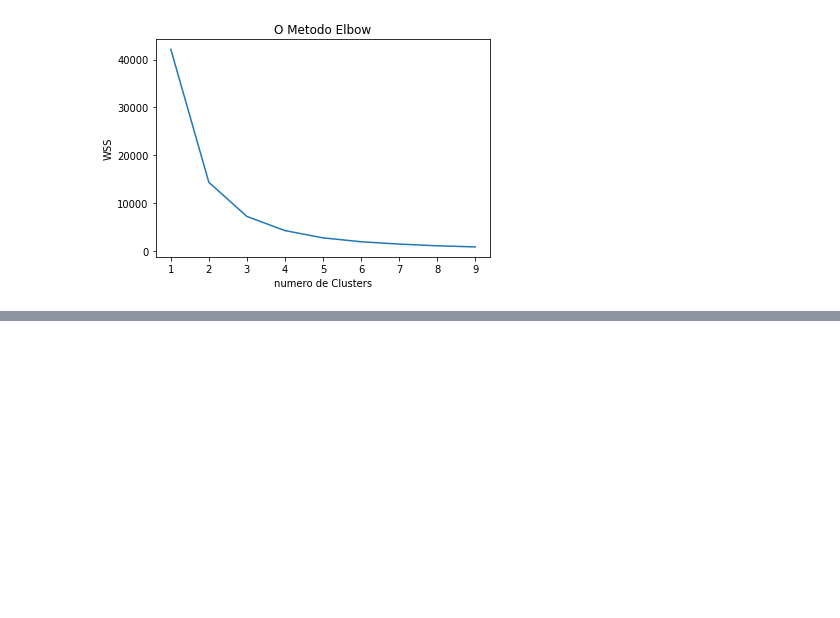
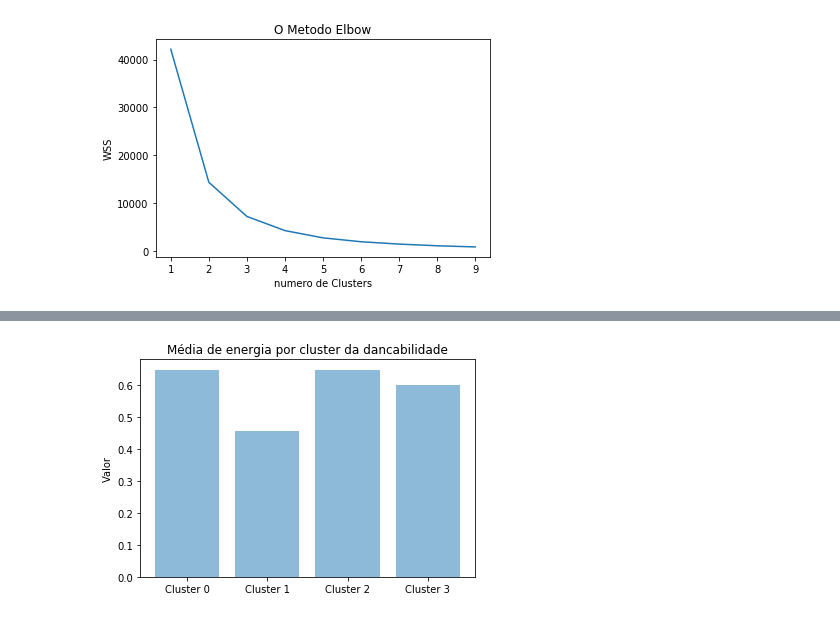
Before and after one commit to adrianofelisberto/analise_spotify_tcc, a Jupyter notebook: analise.ipynb, the cells around one changed output, grey strips where cells are left out. Cells and saved outputs as stored; diff of their text form; code cells hidden in the pictures; blank space fills up the shorter version.

```diff
--- a/analise.ipynb
+++ b/analise.ipynb
@@ -90,3 +91,10 @@ array([[ 0.23821444],
 calculoElbow(Xst)
 # %% [output]
 [figure]
+# %%
+# Utilizando o Kmeans, é realizado a clusterização
+# Ou seja, calculo a partir do vizinho mais próximo
+# Então é mostrado o centro dos clursters
+kmeans = KMeans(n_clusters=4)
+kmeans.fit(Xst)
+kmeans.cluster_centers_
@@ -92,0 +211,13 @@ calculoElbow(Xst)
+# %%
+objects = ('Cluster 0', 'Cluster 1', 'Cluster 2', 'Cluster 3')
+y_pos = np.arange(len(objects))
+performance = dfcl0.energy.mean(), dfcl1.energy.mean(), dfcl2.energy.mean(), dfcl3.energy.mean()
+
+plt.bar(y_pos, performance, align='center', alpha=0.5)
+plt.xticks(y_pos, objects)
+plt.ylabel('Valor')
+plt.title('Média de energia por cluster da dancabilidade')
+
+plt.show()
+# %% [output]
+[figure, added]
```
Also changed, not shown: parts of 16 cells of this notebook.
